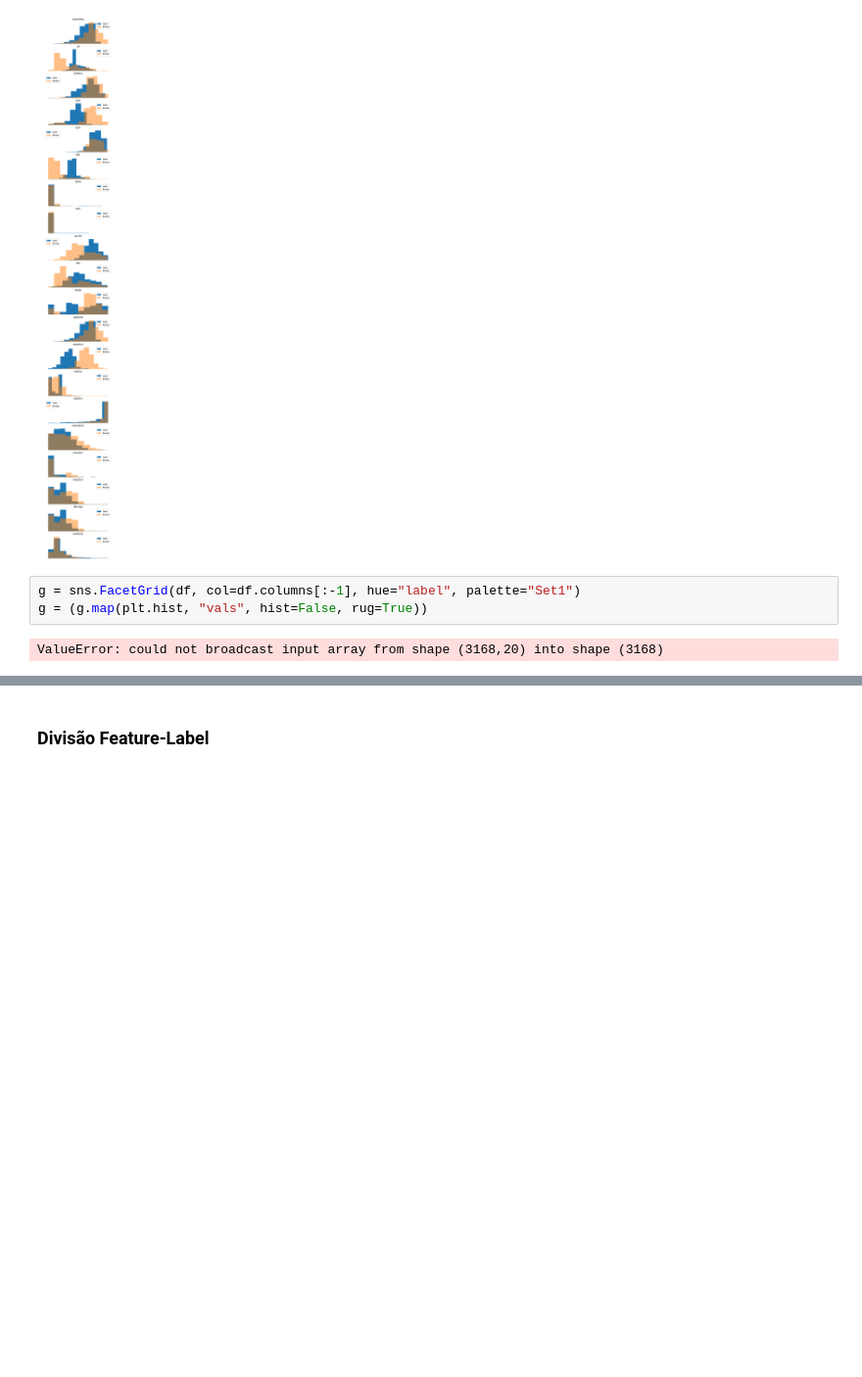
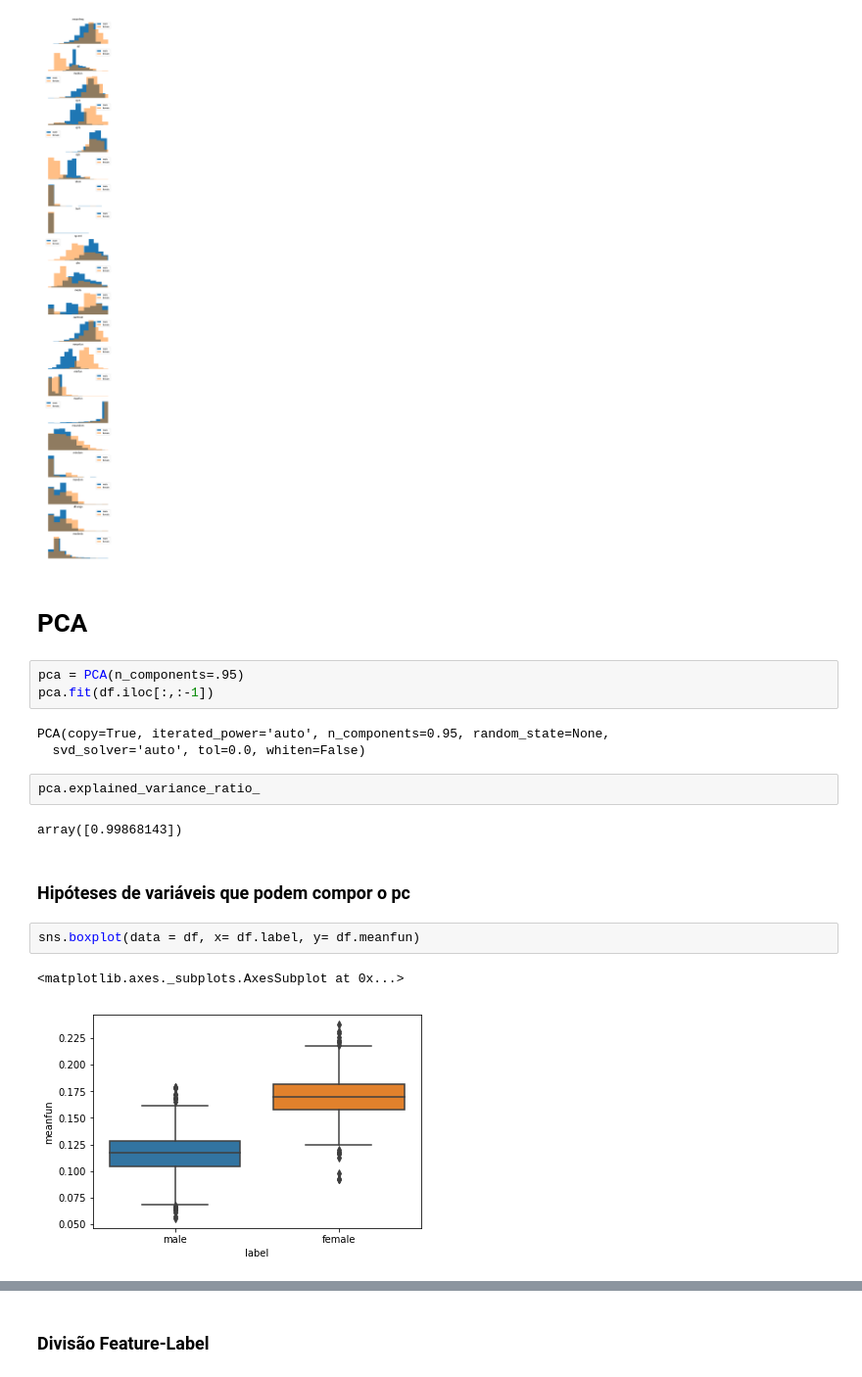
Before and after one commit to hmaas00/projeto_final_voice_gender, a Jupyter notebook: trab_final_voice_gender.ipynb, the cells around one changed output, grey strips where cells are left out. Shown: that part at 98% size. Cells and saved outputs as stored; diff of their text form; blank space fills up the shorter version.

```diff
--- a/trab_final_voice_gender.ipynb
+++ b/trab_final_voice_gender.ipynb
@@ -122,8 +138,22 @@ for i in range(20):
     ax[i].legend()
 # %% [output]
 [figure]
-# %%
-g = sns.FacetGrid(df, col=df.columns[:-1], hue="label", palette="Set1")
-g = (g.map(plt.hist, "vals", hist=False, rug=True))
-# %% [output]
-ValueError: could not broadcast input array from shape (3168,20) into shape (3168)
+# %% [markdown]
+# PCA
+# %%
+pca = PCA(n_components=.95)
+pca.fit(df.iloc[:,:-1])
+# %% [output]
+PCA(copy=True, iterated_power='auto', n_components=0.95, random_state=None,
+  svd_solver='auto', tol=0.0, whiten=False)
+# %%
+pca.explained_variance_ratio_
+# %% [output]
+array([0.99868143])
+# %% [markdown]
+### Hipóteses de variáveis que podem compor o pc
+# %%
+sns.boxplot(data = df, x= df.label, y= df.meanfun)
+# %% [output]
+<matplotlib.axes._subplots.AxesSubplot at 0x...>
+[figure, added]
```
Also changed, not shown: parts of 47 cells of this notebook.
